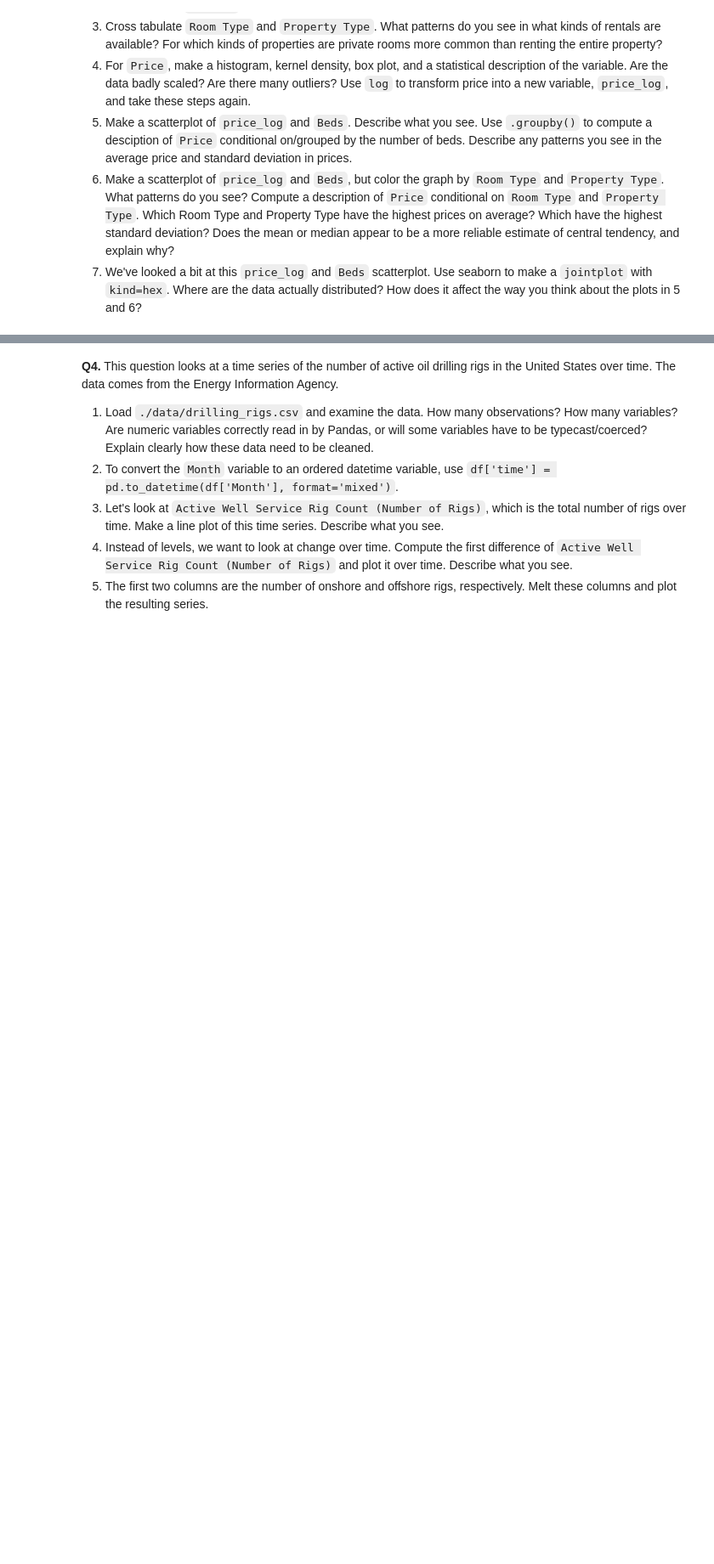
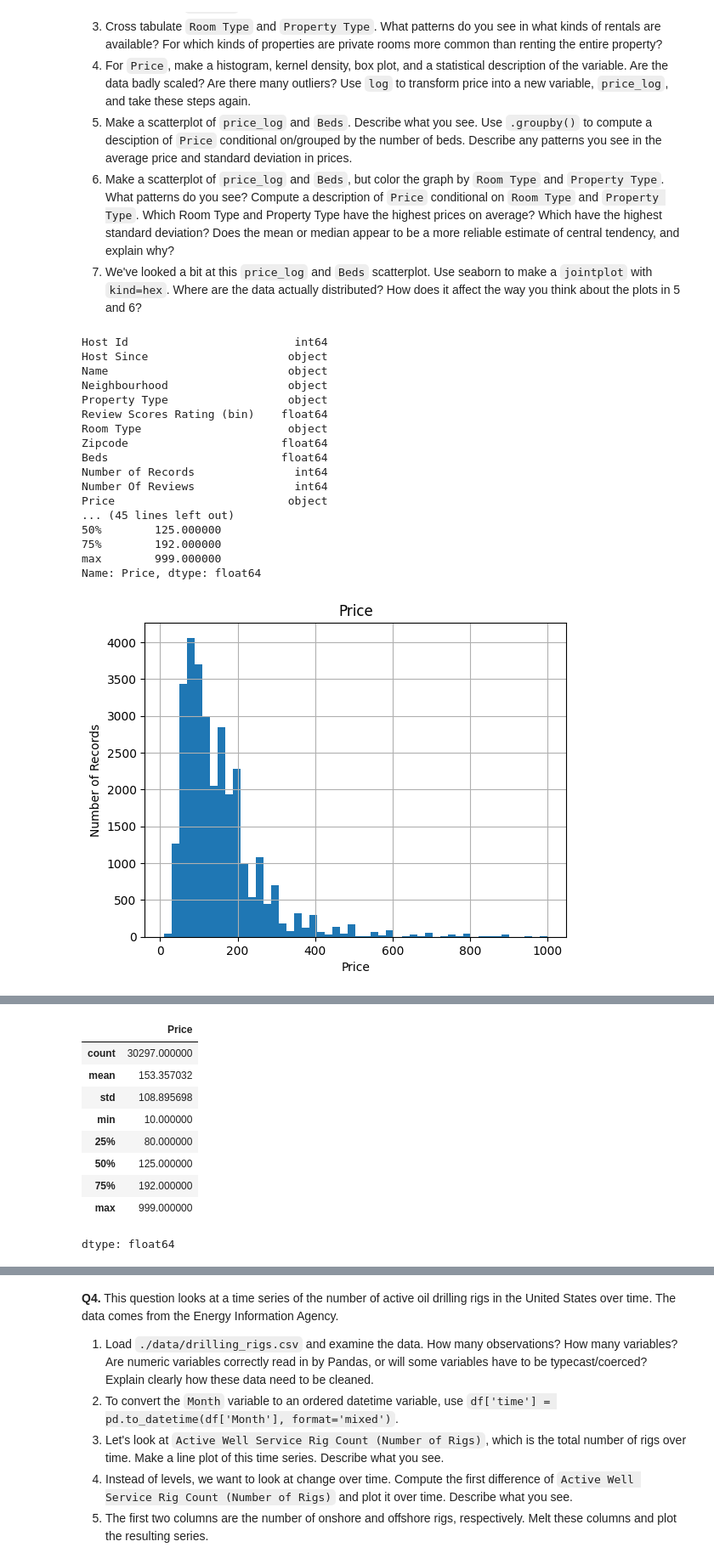
Before and after one commit to allyoshea/EDA, a Jupyter notebook: assignment/assignment.ipynb, the cells around one changed output, grey strips where cells are left out. Shown at 85% size. Drawn from its saved outputs; the diff is of its cells as text; code cells hidden in the pictures; blank space fills up the shorter version.

```diff
--- a/assignment/assignment.ipynb
+++ b/assignment/assignment.ipynb
@@ -324,30 +324,84 @@ import numpy as np
 import pandas as pd
 import seaborn as sns
 import matplotlib.pyplot as plt
 #(1) What are are the dimensions of the data? How many observations are there? What are the variables included? Use .head() to examine the first few rows of data.
 df = pd.read_csv('/content/airbnb_hw.csv')
 print(df.dtypes, '\n')
 print(df.describe())
 df.head(20)
 print(len(df))
 
 
 #(2) Cross tabulate Room Type and Property Type. What patterns do you see in what kinds of rentals are available? For which kinds of properties are private rooms more common than renting the entire property?
 
 cross_tab = pd.crosstab(df['Room Type'], df['Property Type'])
 print(cross_tab)
 
 #
 #(3) For Price, make a histogram, kernel density, box plot, and a statistical description of the variable. Are the data badly scaled? Are there many outliers? Use log to transform price into a new variable, price_log, and take these steps again.
+df['Price'] = pd.to_numeric(df['Price'], errors = 'coerce')
+print(df['Price'].describe())
 df['Price'].dropna().hist(bins=50)
 plt.xlabel('Price')
 plt.ylabel('Number of Records')
 plt.title('Price')
 plt.show()
 
 
+
+x = df[df['Price'] > 0]['Price'].values  # Keep only this line
+
+N = len(x)
+sd = np.std(x)
+min_x = np.min(x)
+max_x = np.max(x)
+
+def normal_kernel(center, bandwidth):
+    """ Normal kernel function. """
+    density = np.exp(-(((grid-center)/bandwidth)**2)/2) / (bandwidth * np.sqrt(2*np.pi))
+    return density
+
+h = 1.06 * sd * N**(-1/5)
+M = 500
+grid = np.linspace(min_x-2*sd, max_x+2*sd, M)
+
+kde = 0*grid
+for i in range(len(x)):
+    density = normal_kernel(x[i], h)
+    kde += density
+kde = kde/N
+
+plt.figure(figsize=(10, 6))
+plt.plot(grid, kde)
+plt.title("Kernel Density Plot of Price")
+plt.xlabel('Price')
+plt.ylabel('Density')
+plt.show()
+
+
+df['Price'].describe()
+
 #(4)Make a scatterplot of price_log and Beds. Describe what you see. Use .groupby() to compute a desciption of Price conditional on/grouped by the number of beds. Describe any patterns you see in the average price and standard deviation in prices.
 
 #(5)Make a scatterplot of price_log and Beds, but color the graph by Room Type and Property Type. What patterns do you see? Compute a description of Price conditional on Room Type and Property Type. Which Room Type and Property Type have the highest prices on average? Which have the highest standard deviation? Does the mean or median appear to be a more reliable estimate of central tendency, and explain why?
 
 #(6) We've looked a bit at this price_log and Beds scatterplot. Use seaborn to make a jointplot with kind=hex. Where are the data actually distributed? How does it affect the way you think about the plots in 5 and 6?
+# %% [output]
+Host Id                         int64
+Host Since                     object
+Name                           object
+Neighbourhood                  object
+Property Type                  object
+Review Scores Rating (bin)    float64
+Room Type                      object
+Zipcode                       float64
+Beds                          float64
+Number of Records               int64
+Number Of Reviews               int64
+Price                          object
+... (45 lines left out)
+50%        125.000000
+75%        192.000000
+max        999.000000
+Name: Price, dtype: float64
+[figure, added]
@@ -354,3 +409,13 @@ plt.show()
+|  | Price |
+| count | 30297.000000 |
+| mean | 153.357032 |
+| std | 108.895698 |
+| min | 10.000000 |
+| 25% | 80.000000 |
+| 50% | 125.000000 |
+| 75% | 192.000000 |
+| max | 999.000000 |
+dtype: float64
 # %% [markdown]
 1. There are 30478 observations. The data has dimensions of 30478 X 13 columns. The variables that are included and make up the 13 columns are Host Id                             int64
 Host Since                     object
```
Also changed, not shown: parts of 2 cells of this notebook.
